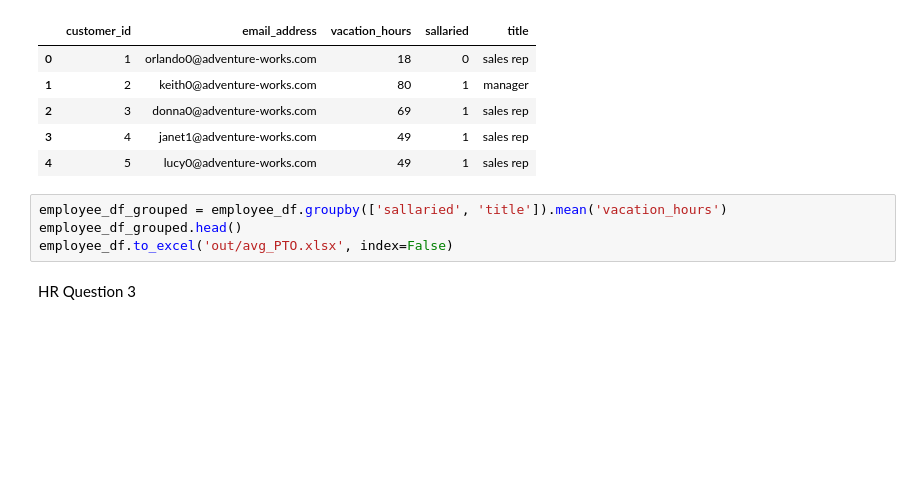
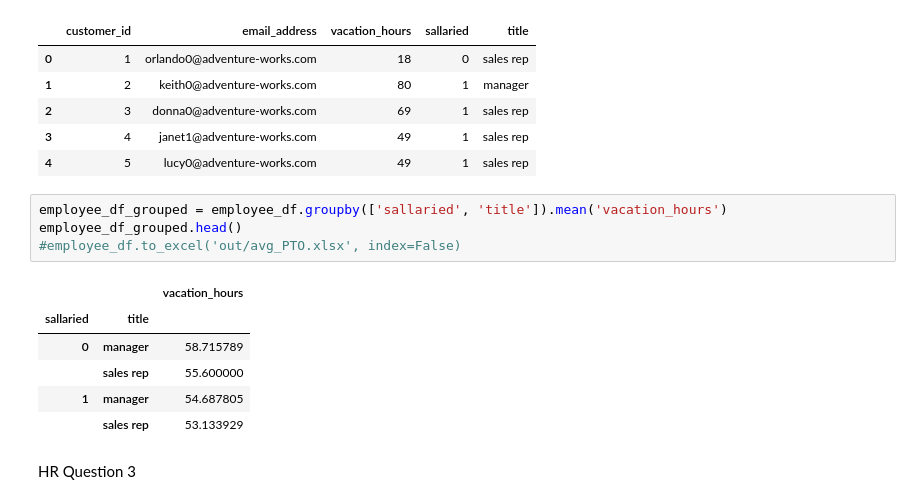
Before and after one commit to russellcha1/SQL-casestudy, a Jupyter notebook: SQL-casestudy.ipynb, the cells around one changed output. Drawn from its saved outputs; the diff is of its cells as text; blank space fills up the shorter version.

```diff
--- a/SQL-casestudy.ipynb
+++ b/SQL-casestudy.ipynb
@@ -58,7 +58,14 @@ employee_df.head()
 # %%
 employee_df_grouped = employee_df.groupby(['sallaried', 'title']).mean('vacation_hours')
 employee_df_grouped.head()
-employee_df.to_excel('out/avg_PTO.xlsx', index=False)
+#employee_df.to_excel('out/avg_PTO.xlsx', index=False)
+# %% [output]
+|  |  | vacation_hours |
+| sallaried | title |  |
+| 0 | manager | 58.715789 |
+|  | sales rep | 55.600000 |
+| 1 | manager | 54.687805 |
+|  | sales rep | 53.133929 |
 # %% [markdown]
 HR Question 3
 # %%
```
Also changed, not shown: parts of 1 cell of this notebook, 7 other files.
